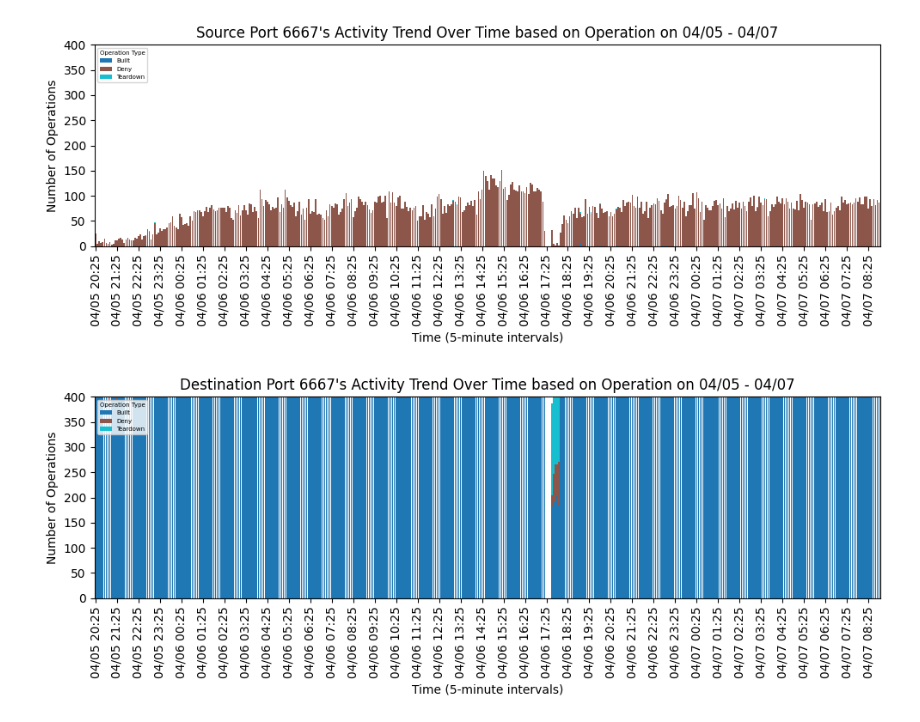
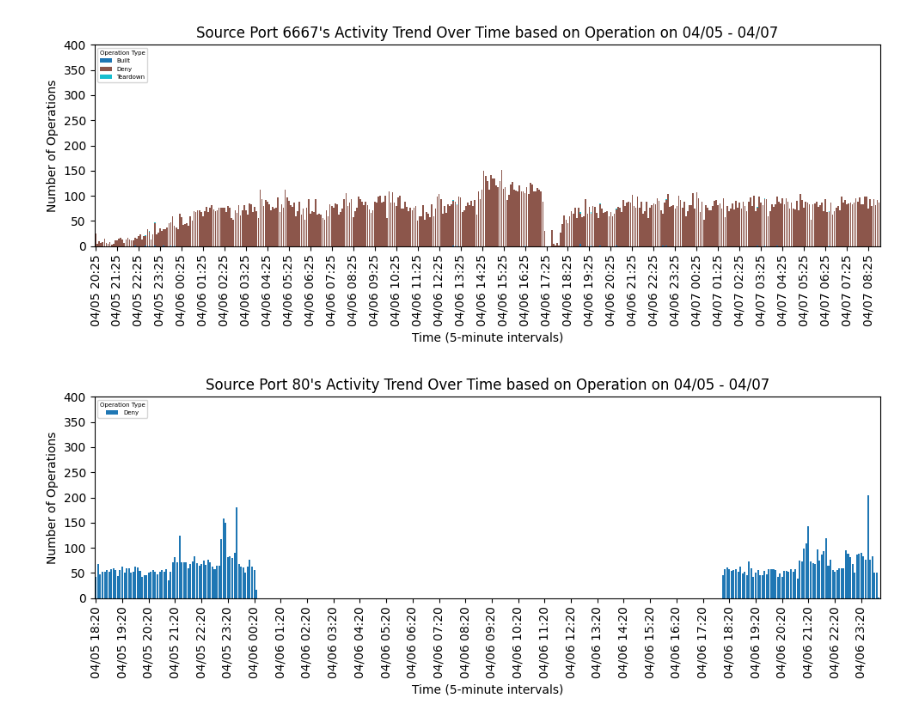
Before and after one commit to ssusnea/sds235-hw4, a Jupyter notebook: Firewall_EDA.ipynb, the cells around one changed output. Cells and saved outputs as stored; diff of their text form; code cells hidden in the pictures.

```diff
--- a/Firewall_EDA.ipynb
+++ b/Firewall_EDA.ipynb
@@ -214,25 +215,25 @@ plt.show()
 [figure]
 # %%
 # Inspect individual port's activity
-filtered_df = firewall_all[firewall_all['Destination port'] == '80']
+filtered_df = firewall_all[firewall_all['Source port'] == '80']
 filtered_activity_trend = filtered_df.groupby([filtered_df.index, 'Operation']).size().unstack(fill_value=0)
 filtered_activity_trend = filtered_activity_trend.resample('5Min').sum()
 
 ax = filtered_activity_trend.plot(kind='bar', stacked=True, colormap='tab10', width=0.8, figsize=(10, 4))
 
 # Adding labels and title
-plt.title("Destination Port 6667's Activity Trend Over Time based on Operation on 04/05 - 04/07")
+plt.title("Source Port 80's Activity Trend Over Time based on Operation on 04/05 - 04/07")
 plt.xlabel('Time (5-minute intervals)')
 plt.ylabel('Number of Operations')
 plt.ylim(0, 400)
 
 ax.set_xticks(range(0, len(filtered_activity_trend), 12))  # Set ticks to every 60 minutes (6 * 10 min)
 ax.set_xticklabels(filtered_activity_trend.index[::12].strftime('%m/%d %H:%M'), rotation=90)  # Format the tick labels
 
 plt.legend(loc='upper left',fontsize='5', title='Operation Type', title_fontsize='5')
 plt.tight_layout()
 plt.show()
 # %% [output]
-[figure, old version]
+[figure, new version]
 # %%
 # Inspect individual port's activity
```
Also changed, not shown: parts of 3 cells of this notebook.
